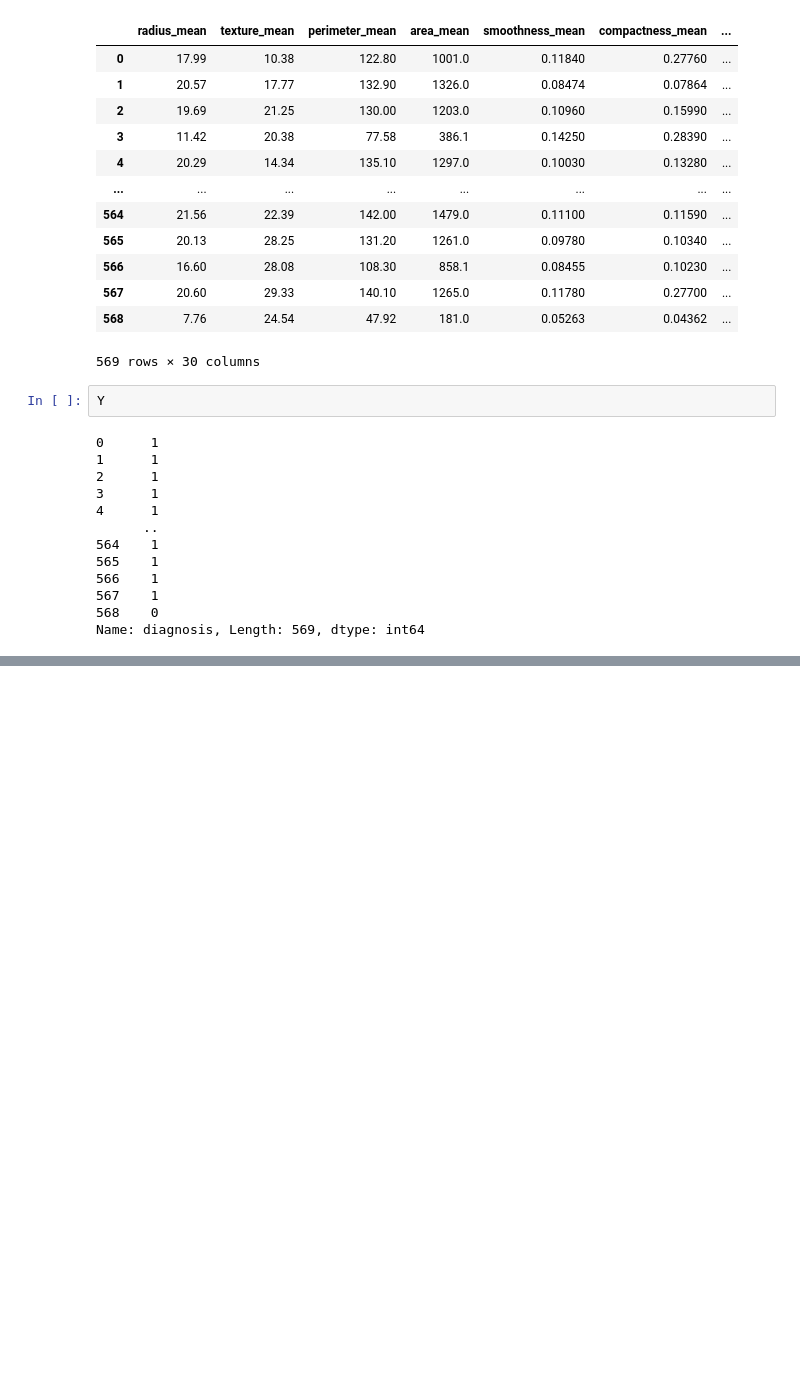
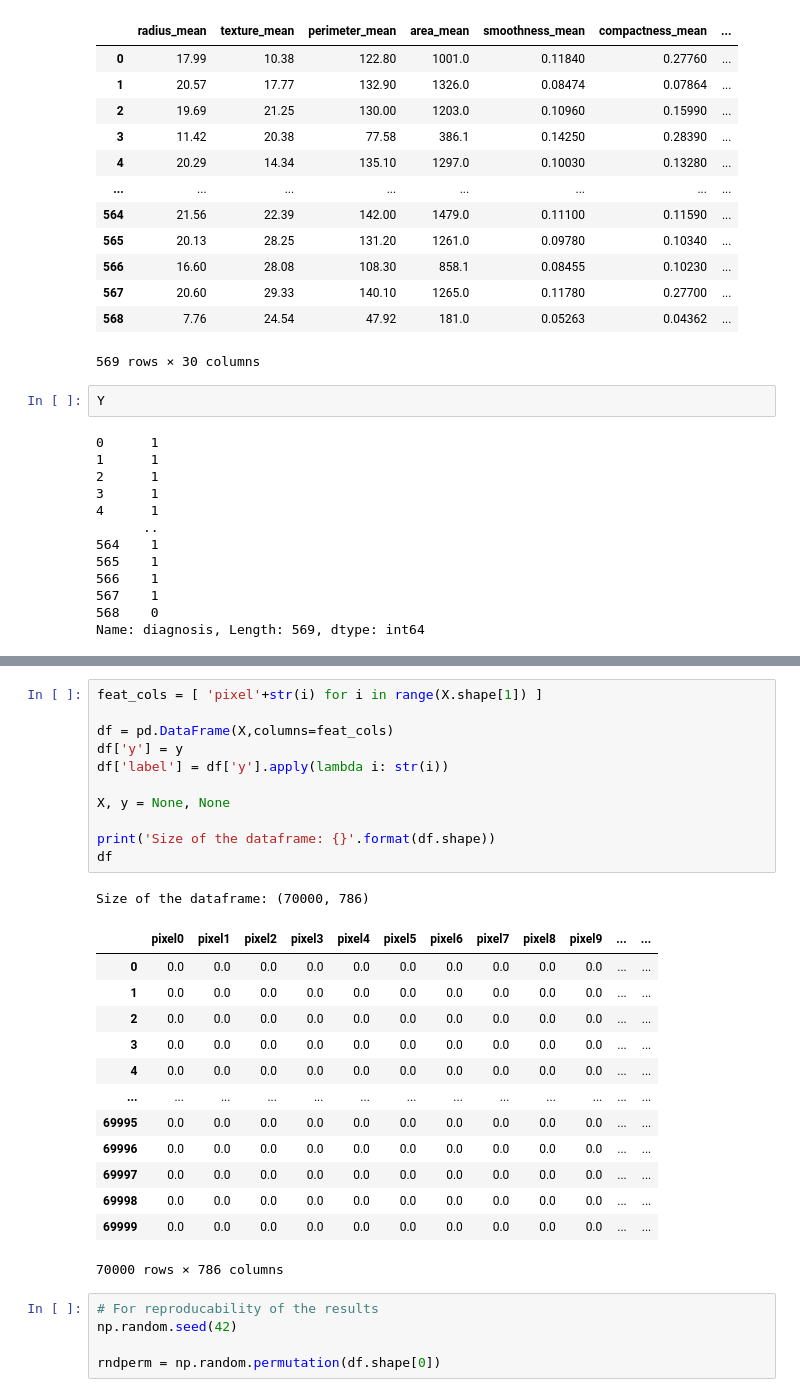
Before and after one commit to MariuszAKS/MachineLearning-JupyterNotebooks, a Jupyter notebook: DimensionReduction.ipynb, the cells around one changed output, grey strips where cells are left out. Drawn from its saved outputs; the diff is of its cells as text; blank space fills up the shorter version.

```diff
--- a/DimensionReduction.ipynb
+++ b/DimensionReduction.ipynb
@@ -144,0 +170,31 @@ array([[   0.        ,  341.73026209,  376.45576488, ...,  914.6951486 ,
+# %%
+feat_cols = [ 'pixel'+str(i) for i in range(X.shape[1]) ]
+
+df = pd.DataFrame(X,columns=feat_cols)
+df['y'] = y
+df['label'] = df['y'].apply(lambda i: str(i))
+
+X, y = None, None
+
+print('Size of the dataframe: {}'.format(df.shape))
+df
+# %% [output]
+Size of the dataframe: (70000, 786)
+|  | pixel0 | pixel1 | pixel2 | pixel3 | pixel4 | pixel5 | pixel6 | pixel7 | pixel8 | pixel9 | ... | ... |
+| 0 | 0.0 | 0.0 | 0.0 | 0.0 | 0.0 | 0.0 | 0.0 | 0.0 | 0.0 | 0.0 | ... | ... |
+| 1 | 0.0 | 0.0 | 0.0 | 0.0 | 0.0 | 0.0 | 0.0 | 0.0 | 0.0 | 0.0 | ... | ... |
+| 2 | 0.0 | 0.0 | 0.0 | 0.0 | 0.0 | 0.0 | 0.0 | 0.0 | 0.0 | 0.0 | ... | ... |
+| 3 | 0.0 | 0.0 | 0.0 | 0.0 | 0.0 | 0.0 | 0.0 | 0.0 | 0.0 | 0.0 | ... | ... |
+| 4 | 0.0 | 0.0 | 0.0 | 0.0 | 0.0 | 0.0 | 0.0 | 0.0 | 0.0 | 0.0 | ... | ... |
+| ... | ... | ... | ... | ... | ... | ... | ... | ... | ... | ... | ... | ... |
+| 69995 | 0.0 | 0.0 | 0.0 | 0.0 | 0.0 | 0.0 | 0.0 | 0.0 | 0.0 | 0.0 | ... | ... |
+| 69996 | 0.0 | 0.0 | 0.0 | 0.0 | 0.0 | 0.0 | 0.0 | 0.0 | 0.0 | 0.0 | ... | ... |
+| 69997 | 0.0 | 0.0 | 0.0 | 0.0 | 0.0 | 0.0 | 0.0 | 0.0 | 0.0 | 0.0 | ... | ... |
+| 69998 | 0.0 | 0.0 | 0.0 | 0.0 | 0.0 | 0.0 | 0.0 | 0.0 | 0.0 | 0.0 | ... | ... |
+| 69999 | 0.0 | 0.0 | 0.0 | 0.0 | 0.0 | 0.0 | 0.0 | 0.0 | 0.0 | 0.0 | ... | ... |
+70000 rows × 786 columns
+# %%
+# For reproducability of the results
+np.random.seed(42)
+
+rndperm = np.random.permutation(df.shape[0])
```
Also changed, not shown: parts of 8 cells of this notebook.
